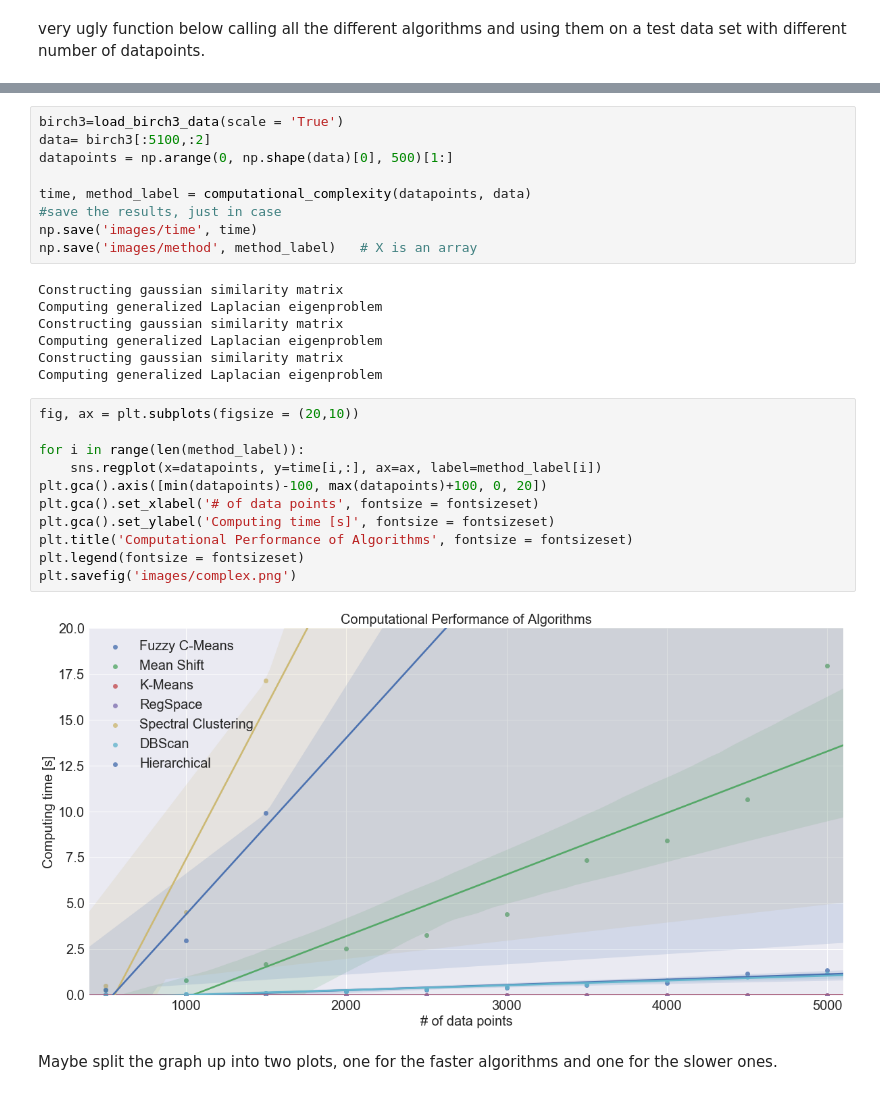
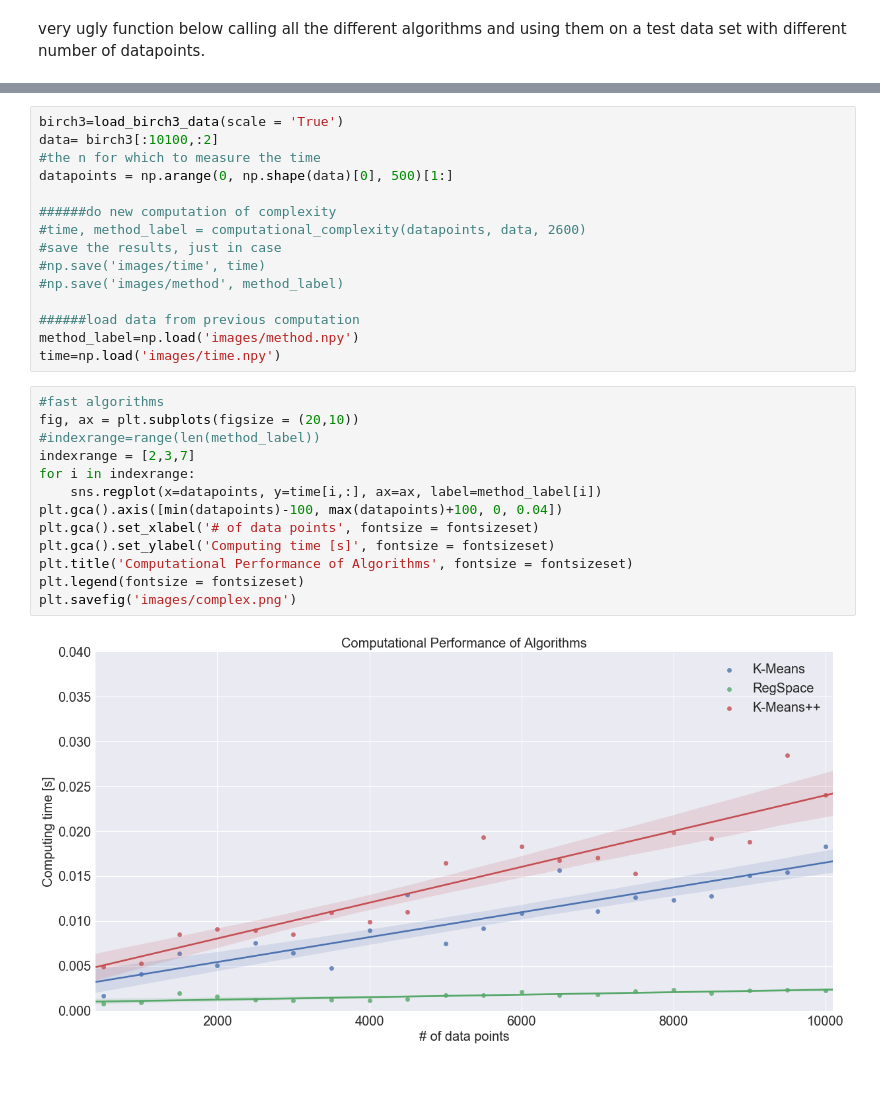
Before and after one commit to clustertoolsgroup/clustertools_project, a Jupyter notebook: Computational tests.ipynb, the cells around one changed output, grey strips where cells are left out. Drawn from its saved outputs; the diff is of its cells as text.

```diff
--- a/Computational tests.ipynb
+++ b/Computational tests.ipynb
@@ -91,33 +111,32 @@ def computational_complexity(datapoints, data):
     return time,  method_label
 # %%
 birch3=load_birch3_data(scale = 'True')
-data= birch3[:5100,:2]
+data= birch3[:10100,:2]
+#the n for which to measure the time
 datapoints = np.arange(0, np.shape(data)[0], 500)[1:]
 
-time, method_label = computational_complexity(datapoints, data)
+######do new computation of complexity
+#time, method_label = computational_complexity(datapoints, data, 2600)
 #save the results, just in case
-np.save('images/time', time)
-np.save('images/method', method_label)   # X is an array
+#np.save('images/time', time)
+#np.save('images/method', method_label)
+
+######load data from previous computation
+method_label=np.load('images/method.npy')
+time=np.load('images/time.npy')
-# %% [output]
-Constructing gaussian similarity matrix
-Computing generalized Laplacian eigenproblem
-Constructing gaussian similarity matrix
-Computing generalized Laplacian eigenproblem
-Constructing gaussian similarity matrix
-Computing generalized Laplacian eigenproblem
 # %%
+#fast algorithms
 fig, ax = plt.subplots(figsize = (20,10))
-
-for i in range(len(method_label)):
+#indexrange=range(len(method_label))
+indexrange = [2,3,7]
+for i in indexrange:
     sns.regplot(x=datapoints, y=time[i,:], ax=ax, label=method_label[i])
-plt.gca().axis([min(datapoints)-100, max(datapoints)+100, 0, 20])
+plt.gca().axis([min(datapoints)-100, max(datapoints)+100, 0, 0.04])
 plt.gca().set_xlabel('# of data points', fontsize = fontsizeset)
 plt.gca().set_ylabel('Computing time [s]', fontsize = fontsizeset)
 plt.title('Computational Performance of Algorithms', fontsize = fontsizeset)
 plt.legend(fontsize = fontsizeset)
 plt.savefig('images/complex.png')
 # %% [output]
-[figure, old version]
+[figure, new version]
-# %% [markdown]
-Maybe split the graph up into two plots, one for the faster algorithms and one for the slower ones.
 # %%
```
Also changed, not shown: parts of 5 cells of this notebook, 4 other files.
